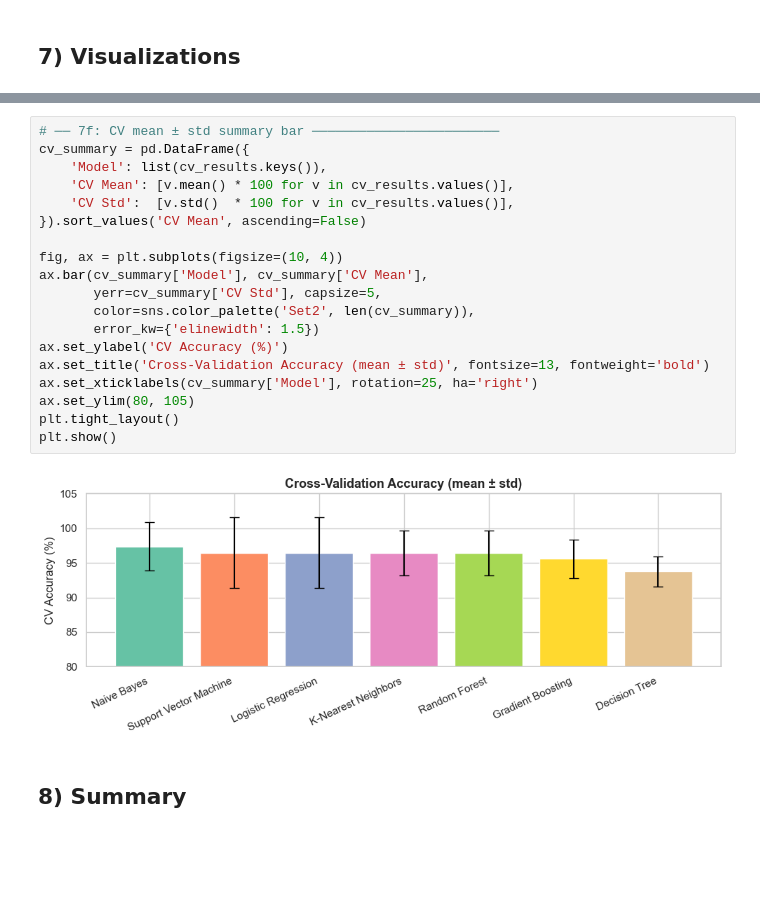
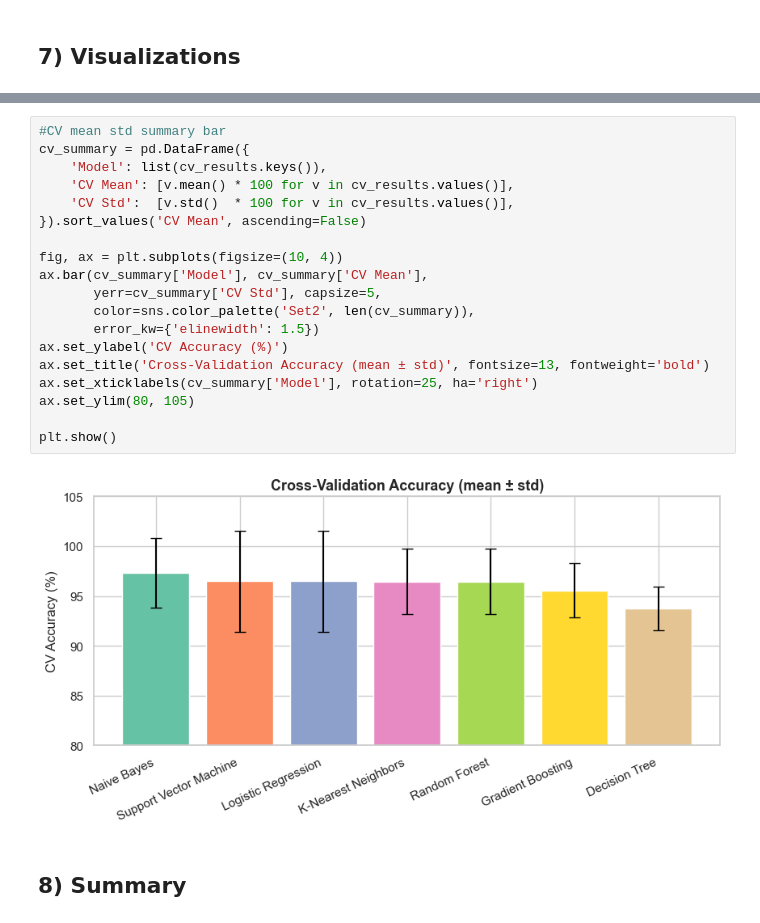
Before and after one commit to AsmiShirkeSamant/Modelling_internship, a Jupyter notebook: Iris_2.ipynb, the cells around one changed output, grey strips where cells are left out. Cells and saved outputs as stored; diff of their text form; blank space fills up the shorter version.

```diff
--- a/Iris_2.ipynb
+++ b/Iris_2.ipynb
@@ -257,24 +267,24 @@ plt.show()
 # %%
-# ── 7f: CV mean ± std summary bar ────────────────────────
+#CV mean std summary bar
 cv_summary = pd.DataFrame({
     'Model': list(cv_results.keys()),
     'CV Mean': [v.mean() * 100 for v in cv_results.values()],
     'CV Std':  [v.std()  * 100 for v in cv_results.values()],
 }).sort_values('CV Mean', ascending=False)
 
 fig, ax = plt.subplots(figsize=(10, 4))
 ax.bar(cv_summary['Model'], cv_summary['CV Mean'],
        yerr=cv_summary['CV Std'], capsize=5,
        color=sns.color_palette('Set2', len(cv_summary)),
        error_kw={'elinewidth': 1.5})
 ax.set_ylabel('CV Accuracy (%)')
 ax.set_title('Cross-Validation Accuracy (mean ± std)', fontsize=13, fontweight='bold')
 ax.set_xticklabels(cv_summary['Model'], rotation=25, ha='right')
 ax.set_ylim(80, 105)
-plt.tight_layout()
+
 plt.show()
 # %% [output]
-[figure, old version]
+[figure, new version]
 # %% [markdown]
 ## 8) Summary
 # %%
```
Also changed, not shown: parts of 9 cells of this notebook, 5 other files.
